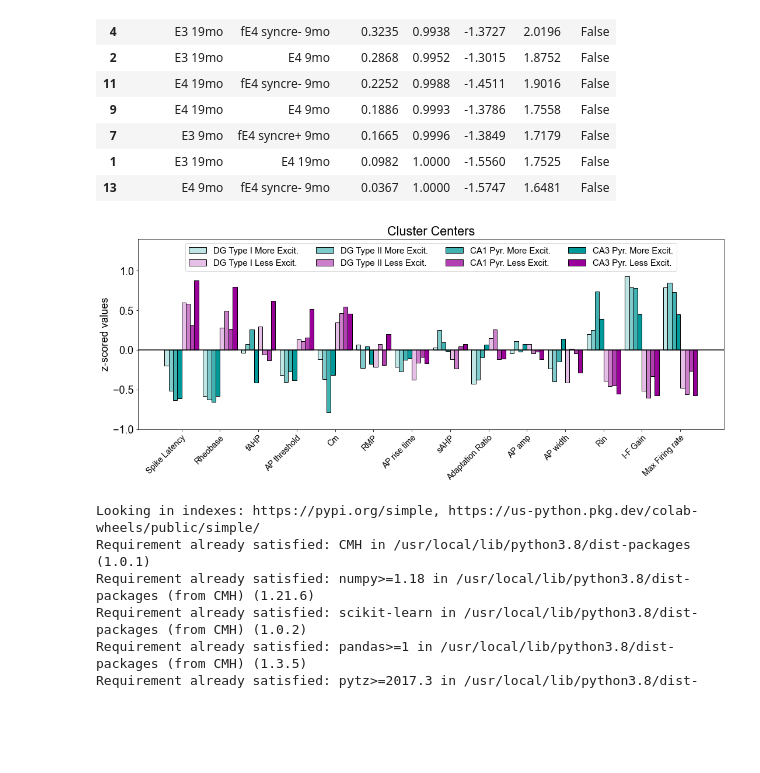
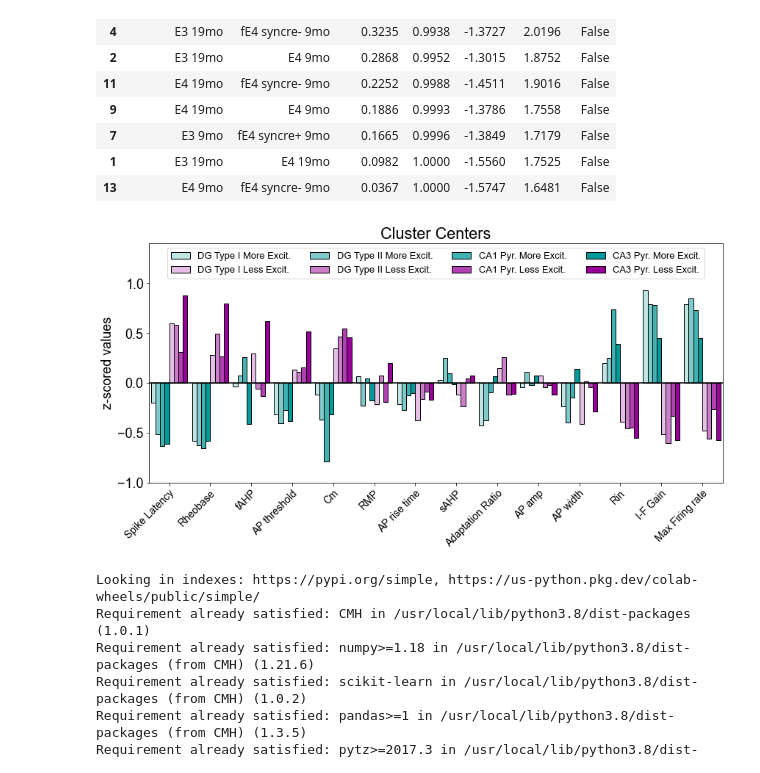
Before and after one commit to dtabuena/ApoE_Data_Clustering, a Jupyter notebook: 2022_12_05_Clustering.ipynb, the cells around one changed output. Saved outputs shown, nothing was run; the diff lists cells and outputs as text; code cells hidden in the pictures; blank space fills up the shorter version.

```diff
--- a/2022_12_05_Clustering.ipynb
+++ b/2022_12_05_Clustering.ipynb
@@ -721,7 +721,7 @@ random_state 43
 | 13 | E4 9mo | fE4 syncre- 9mo | 0.0367 | 1.0000 | -1.5747 | 1.6481 | False |
 # %%
 num_types = len(multipack)
-fig, ax = plt.subplots(1,1,figsize=np.array([18,6])*1)
+fig, ax = plt.subplots(1,1,figsize=np.array([14,6])*1)
 cmap = plt.cm.cool(np.linspace(0,1,2))*np.array([0.6]*3+[1])
 dark_cool = mpl.colors.ListedColormap(cmap)
 cent_ord =  multipack['CA3 Pyr.']['new_cent_order']
@@ -734,35 +734,36 @@ for ci in range(num_types):
     centers = multipack[ci_type]['centers']
 
     bar_wid = 1/(num_types*2+1)
     x = np.arange(len(features))
 
     m_color = cmap[0,:]*[1,1,1,(ci+1)/4]
     m_ys = centers[:,0]
     m_label = ci_type + ' More Excit.'
     m_x =  x + (ci+1)*bar_wid - 0.5
     ax.bar(m_x,m_ys[cent_ord],color=m_color,edgecolor='k',width=bar_wid,label=m_label)
 
     l_color = cmap[1,:]*[1,1,1,(ci+1)/4]
     l_ys = centers[:,1]
     l_label = ci_type + ' Less Excit.'
     l_x =  m_x+(num_types)*bar_wid
     ax.bar(l_x,l_ys[cent_ord],color=l_color,edgecolor='k',width=bar_wid,label=l_label)
 
 ax.set_xticks(x)
 ax.set_ylim(bottom=-1, top=1.4)
+ax.set_xlim(-0.5,x[-1]+.5)
 ax.set_xticklabels(features[cent_ord],rotation=45,ha='right', rotation_mode='anchor',fontsize=14)
 ax.axhline(0,color='k')
 # ax.axvline(0,color='k')
 ax.set_ylabel('z-scored'+' '+'values')
 ax.title.set_text('Cluster Centers')
 handles, bar_labels = plt.gca().get_legend_handles_labels()
 order = np.arange(8)
 # order = np.append(np.arange(num_types)*2,np.arange(num_types)*2-1)
-ax.legend([handles[i] for i in order],[bar_labels[i] for i in order],ncol=4,fontsize = 'small',loc='upper center') ## ,bbox_to_anchor=(1, 0), loc='upper center'
+ax.legend([handles[i] for i in order],[bar_labels[i] for i in order],ncol=4,fontsize = 13,loc='upper center') ## ,bbox_to_anchor=(1, 0), loc='upper center'
 # plt.tight_layout()
 plt.show()
 # %% [output]
-[figure, old version]
+[figure, new version]
 # %%
 alpha_1 = .05
 alpha_2 = .65
```
